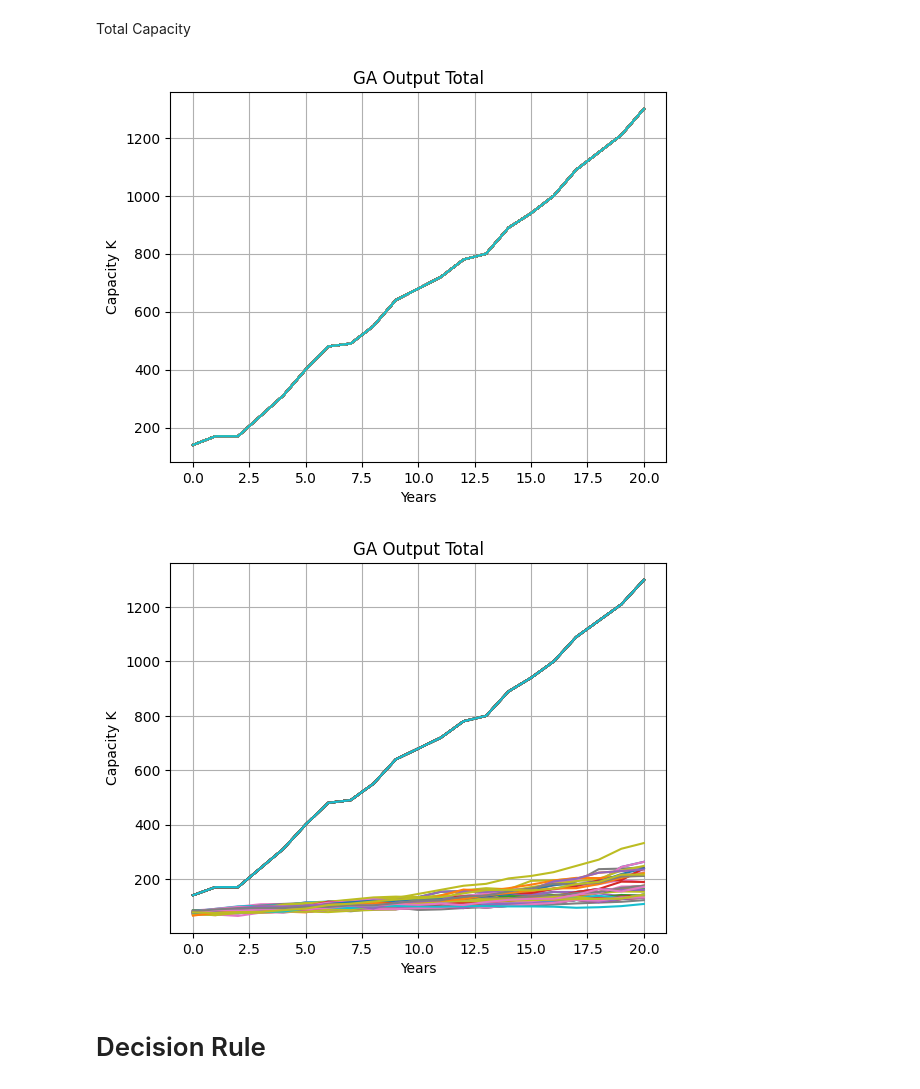
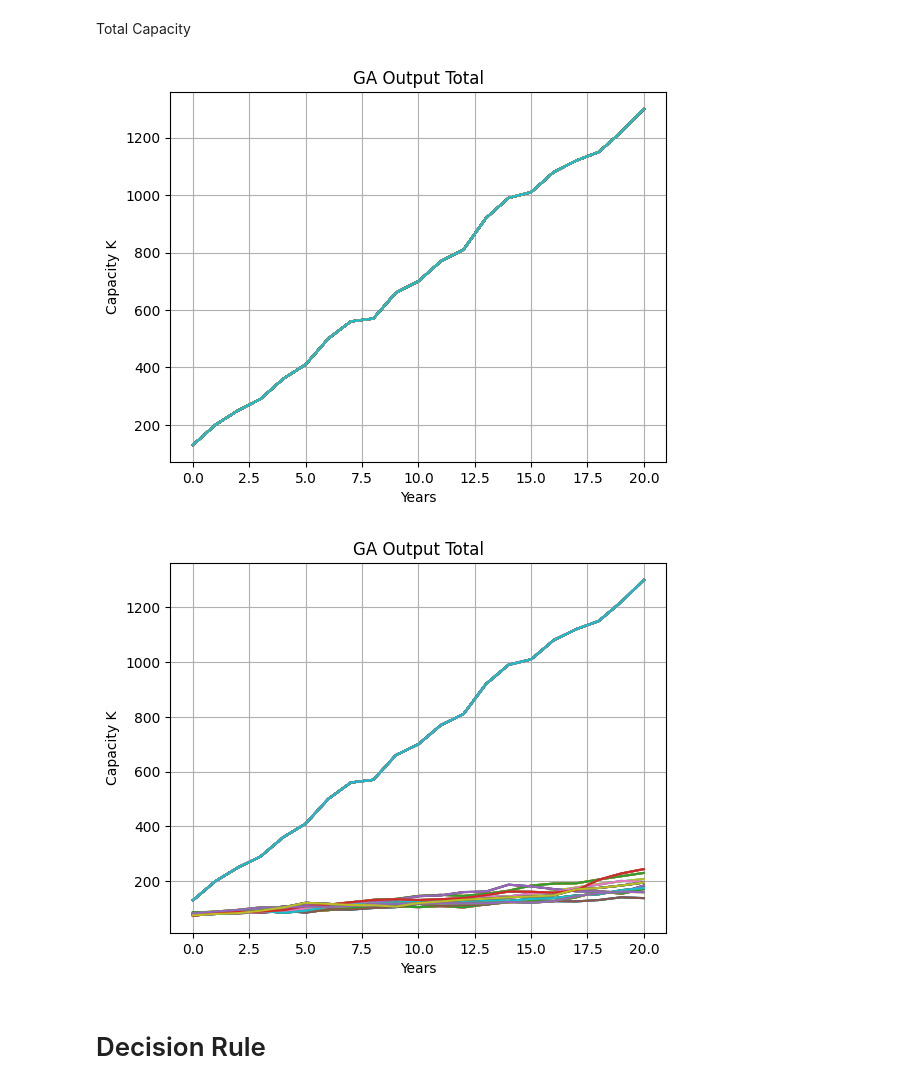
Before and after one commit to Oli767/Masterthesis, a Jupyter notebook: MT.ipynb, the cells around one changed output. Drawn from its saved outputs; the diff is of its cells as text; code cells hidden in the pictures.

```diff
--- a/MT.ipynb
+++ b/MT.ipynb
@@ -169,5 +179,5 @@ fn.Scenario_plot(Param, Shock_Scenarios, True, "Demand Scenarios with Shocks")
 # %% [markdown]
 ## Design Hour Load
 # %%
-DHL = fn.DHL_Calculation(Param, Shock_Scenarios)
-# fn.Scenario_plot(Param, DHL, True, "Demand Hour Load", "Passenger Demand per Hour")
+PAX_DHL = fn.DHL_Calculation(Param, Shock_Scenarios)
+fn.Scenario_plot(Param, PAX_DHL, True, "Demand Hour Load", "Passenger Demand per Hour")
@@ -174,12 +186,12 @@ DHL = fn.DHL_Calculation(Param, Shock_Scenarios)
 # %% [markdown]
 ## Load Factor
 # %%
-Load_Factor_matrix = fn.Load_Factor_matrix(Param, DHL)
+Load_Factor_matrix = fn.Load_Factor_matrix(Param, PAX_DHL)
 # fn.Scenario_plot(Param, Load_Factor_matrix, True, "Load Factor")
 # %% [markdown]
 ## Air Traffic Movements
 # %%
-ATM_matrix = fn.ATM(Param, DHL, Load_Factor_matrix)
+d_ATM, d_ATM_mix = fn.ATM(Param, PAX_DHL, Load_Factor_matrix)
 # %% [markdown]
 Plotting the ATM
 # %%
@@ -267,7 +301,7 @@ ATM Mix
 # %% [markdown]
 # Optimization Alorithm
 # %%
-GA_dual = fn.GA_dual(Param, ATM_mix, S_value_matrix, Shock_Scenarios)
+GA_dual = fn.GA_dual(Param, d_ATM_mix, S_value_matrix, Shock_Scenarios)
 delta_K_GA = GA_dual[0] + GA_dual[1]
 
 print(delta_K_GA.shape)
@@ -314,13 +348,13 @@ Total Capacity
 # %%
 K_GA_total = fn.Capacity_2D(Param, delta_K_GA)
 
 fn.Scenario_plot(Param, K_GA_total, True, "GA Output Total", "Capacity K")
 fn.Scenario_plot(
-    Param, np.vstack((K_GA_total, ATM_matrix[0])), True, "GA Output Total", "Capacity K"
+    Param, np.vstack((K_GA_total, d_ATM)), True, "GA Output Total", "Capacity K"
 )
 # %% [output]
-[figure, old version]
+[figure, new version]
-[figure, old version]
+[figure, new version]
 # %% [markdown]
 # Decision Rule
 # %% [markdown]
```
Also changed, not shown: parts of 22 cells of this notebook, 1 other file.
